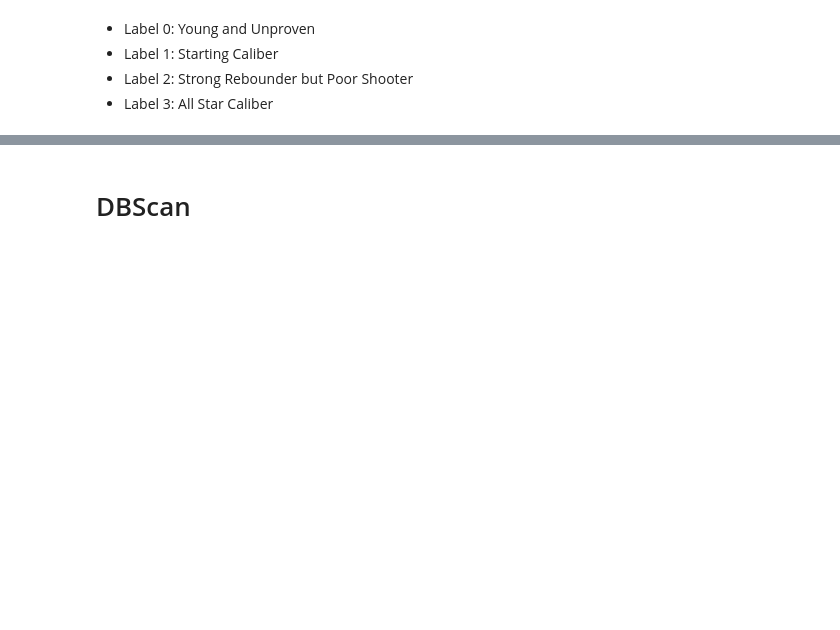
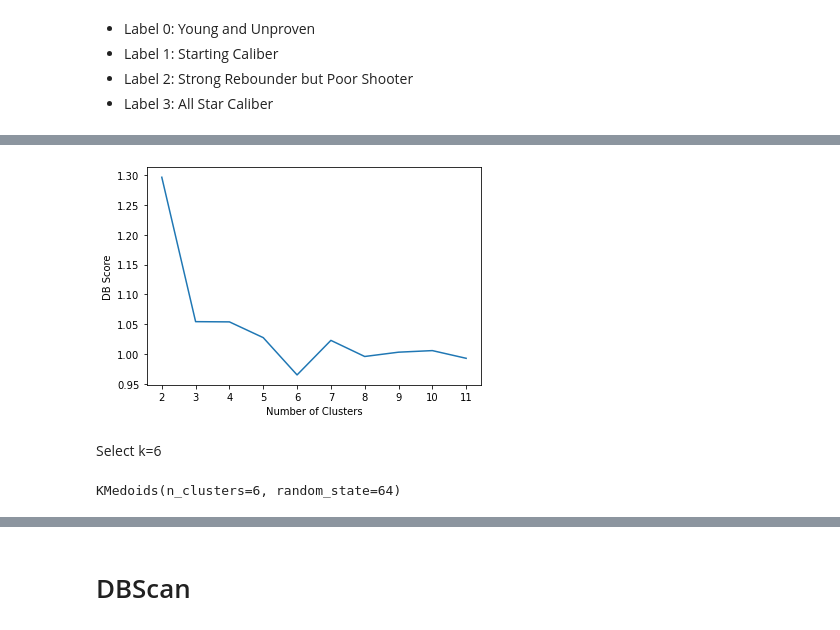
Before and after one commit to rwatling/data-mining-basketball-players, a Jupyter notebook: clustering.ipynb, the cells around one changed output, grey strips where cells are left out. Drawn from its saved outputs; the diff is of its cells as text; code cells hidden in the pictures; blank space fills up the shorter version.

```diff
--- a/clustering.ipynb
+++ b/clustering.ipynb
@@ -685,0 +735,23 @@ Index: []
+# %%
+db_score = []
+
+for k in range(2,12):
+    kmeans = KMeans(n_clusters=k, random_state=64)
+    kmeans.fit(pca_3comps_df)
+    score = davies_bouldin_score(pca_3comps_df, kmeans.labels_)
+    db_score.append(score)
+
+plt.plot(range(2, 12), db_score)
+plt.xticks(range(2, 12))
+plt.xlabel("Number of Clusters")
+plt.ylabel("DB Score")
+plt.show()
+# %% [output]
+[figure, added]
+# %% [markdown]
+Select k=6
+# %%
+kmeds = KMedoids(n_clusters=6, random_state=64)
+kmeds.fit(pca_3comps_df)
+# %% [output]
+KMedoids(n_clusters=6, random_state=64)
```
Also changed, not shown: parts of 15 cells of this notebook, 1 other file.
